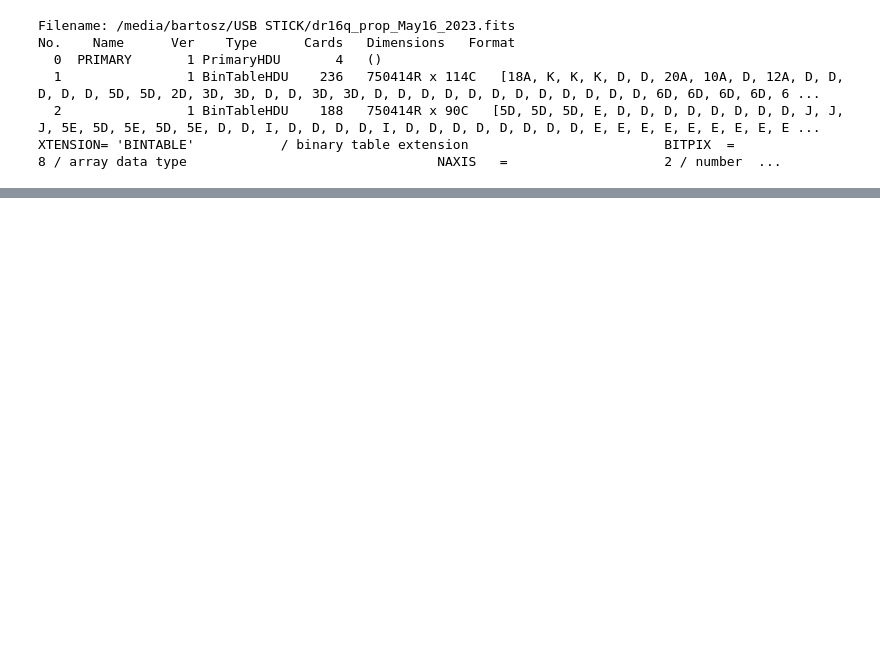
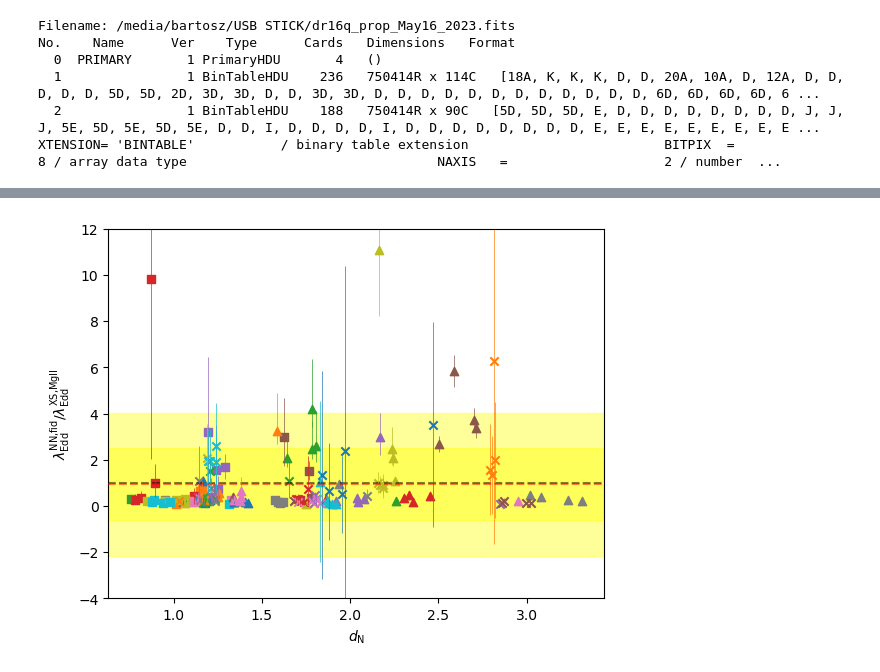
Before and after one commit to bartiosz/qso_nn, a Jupyter notebook: nn_properties.ipynb, the cells around one changed output, grey strips where cells are left out. Saved outputs shown, nothing was run; the diff lists cells and outputs as text; code cells hidden in the pictures; blank space fills up the shorter version.

```diff
--- a/nn_properties.ipynb
+++ b/nn_properties.ipynb
@@ -279,0 +488,91 @@ array([ 9.75269596,  9.55689333,  9.66007127,  9.6580474 ,  9.44303332,
+# %%
+mask1 = data['EDD_MGII_XS'] != -1
+mask2 = data['LOGLEDD_RATIO'] != 0
+mask = np.logical_and(mask1,mask2)
+dataEDD = data[mask1]
+cmap = plt.get_cmap('tab10')
+
+colors = cmap(range(10))
+#markers = ['o']*10 + ['s']*10 + ['^']*10 + ['x']*10 # + ['*']*5
+markers = ['o', 's', '^', 'x', '*']
+alphas = [1,0.9,0.7,0.6,0.5]
+j=0
+k=0
+l=0
+
+fig = plt.figure()
+plt.axhline(1,c='black',ls='--',alpha=0.5)
+someX, someY = 2, 5
+# currentAxis = plt.gca()
+# currentAxis.add_patch(Rectangle((0.8,-1.3), 2.2, 2.2, facecolor="white", edgecolor='black'))
+RATIO=[]
+for i, d in enumerate(dataEDD):
+    marker=markers[j]
+    alpha=alphas[l]
+    l+=1
+    ratio = 10**d['LOGLEDD_RATIO']/d['EDD_MGII_XS']
+    # if ratio>5:
+    #     continue
+    plus = np.sqrt((10**d['LOGLEDD_RATIO']/d['EDD_MGII_XS']*(10**d['LOGLEDD_RATIO_ERR']-1))**2+
+                   (10**d['LOGLEDD_RATIO']/d['EDD_MGII_XS']**2*d['EDD_MGII_XS_plus'])**2)
+    minus = np.sqrt((10**d['LOGLEDD_RATIO']/d['EDD_MGII_XS']*(10**(-d['LOGLEDD_RATIO_ERR'])-1))**2+
+               (10**d['LOGLEDD_RATIO']/d['EDD_MGII_XS']**2*d['EDD_MGII_XS_minus'])**2)
+    plt.scatter(d['NN_D'],10**d['LOGLEDD_RATIO']/d['EDD_MGII_XS'], c=colors[k], marker=marker)#,alpha=alpha)#,'ro')
+    plt.errorbar(d['NN_D'],10**d['LOGLEDD_RATIO']/d['EDD_MGII_XS'], yerr=[[minus],[plus]], c=colors[k], elinewidth=0.5)
+    # plt.errorbar(d['NN_D'],10**d['LOGLEDD_RATIO']/d['EDD_MGII_XS'], c=colors[k])#, fmt='o', capsize=5, label='Error Bars')
+    RATIO.append(10**d['LOGLEDD_RATIO']/d['EDD_MGII_XS'])
+    if i % 5 == 0:
+        k+=1
+        l=0
+    if i % 50 == 0:
+        j+=1
+        k=0
+
+plt.axhline(np.mean(RATIO),c='red',ls='--',alpha=0.5,zorder=5)
+plt.axhspan(np.mean(RATIO)-np.std(RATIO),np.mean(RATIO)+np.std(RATIO),color='yellow',alpha=0.4,zorder=0)
+plt.axhspan(np.mean(RATIO)-2*np.std(RATIO),np.mean(RATIO)+2*np.std(RATIO),color='yellow',alpha=0.4,zorder=0)
+plt.ylim(-4,12)
+plt.ylabel(r'$\lambda_\text{Edd}^\text{NN,fid} / \lambda_\text{Edd}^\text{XS,MgII}$')
+plt.xlabel(r'$d_\text{N}$')
+plt.savefig('plots/EDD_RATIO_mgii_dN.png', format='png')
+plt.show()
+plt.close()
+
+j,k,l=0,0,0
+fig = plt.figure()
+plt.axhline(1,c='black',ls='--',alpha=0.5,zorder=1)
+RATIO2=[]
+for i, d in enumerate(dataEDD):
+    marker=markers[j]
+    alpha=alphas[l]
+    l+=1
+    ratio = 10**d['LOGLEDD_RATIO']/d['EDD_MGII_XS']
+    if RATIO[i]>np.mean(RATIO)+2*np.std(RATIO):
+        continue
+    plus = np.sqrt((10**d['LOGLEDD_RATIO']/d['EDD_MGII_XS']*(10**d['LOGLEDD_RATIO_ERR']-1))**2+
+                   (10**d['LOGLEDD_RATIO']/d['EDD_MGII_XS']**2*d['EDD_MGII_XS_plus'])**2)
+    minus = np.sqrt((10**d['LOGLEDD_RATIO']/d['EDD_MGII_XS']*(10**(-d['LOGLEDD_RATIO_ERR'])-1))**2+
+               (10**d['LOGLEDD_RATIO']/d['EDD_MGII_XS']**2*d['EDD_MGII_XS_minus'])**2)
+    plt.scatter(d['NN_D'],10**d['LOGLEDD_RATIO']/d['EDD_MGII_XS'], c=colors[k], marker=marker)#,alpha=alpha)#,'ro')
+    plt.errorbar(d['NN_D'],10**d['LOGLEDD_RATIO']/d['EDD_MGII_XS'], yerr=[[minus],[plus]], c=colors[k], elinewidth=0.5)
+    # plt.errorbar(d['NN_D'],10**d['LOGLEDD_RATIO']/d['EDD_MGII_XS'], c=colors[k])#, fmt='o', capsize=5, label='Error Bars')
+    RATIO2.append(ratio)
+    if i % 5 == 0:
+        k+=1
+        l=0
+    if i % 50 == 0:
+        j+=1
+        k=0
+
+plt.axhline(np.mean(RATIO2),c='red',ls='--',alpha=0.5,zorder=5)
+plt.axhspan(np.mean(RATIO2)-np.std(RATIO2),np.mean(RATIO2)+np.std(RATIO2),color='yellow',alpha=0.4,zorder=0)
+plt.axhspan(np.mean(RATIO2)-2*np.std(RATIO2),np.mean(RATIO2)+2*np.std(RATIO2),color='yellow',alpha=0.4,zorder=0)
+plt.ylim(np.mean(RATIO)-2*np.std(RATIO),np.mean(RATIO)+2*np.std(RATIO))
+# plt.xlim(0.5,3.5)
+plt.ylabel(r'$\lambda_\text{Edd}^\text{NN,fid} / \lambda_\text{Edd}^\text{XS,MgII}$')
+plt.xlabel(r'$d_\text{N}$')
+plt.savefig('plots/EDD_RATIO_mgii__dN_trim.png', format='png')
+plt.show()
+plt.close()
+# %% [output]
+[figure, added]
```
Also changed, not shown: parts of 21 cells of this notebook, 6 other files.
